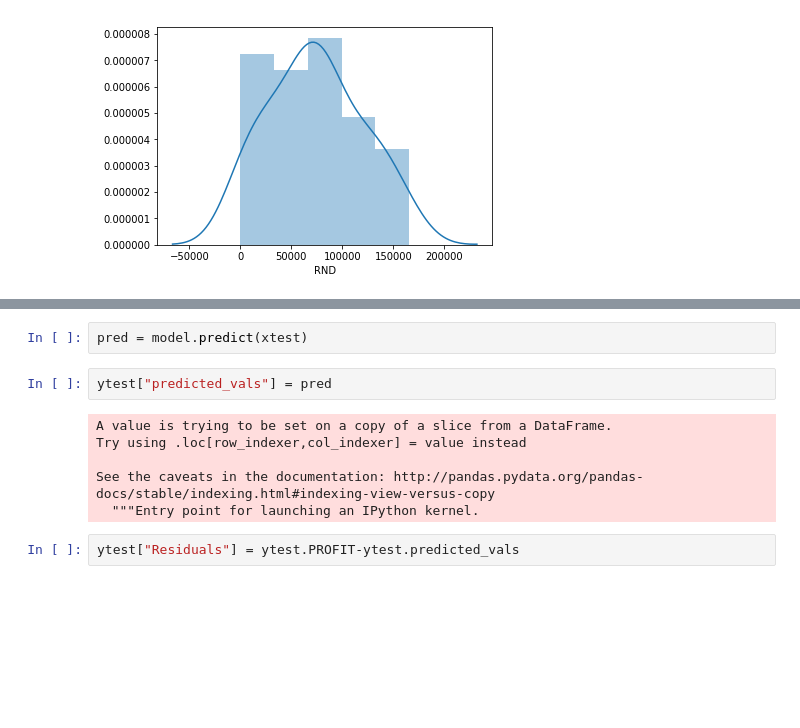
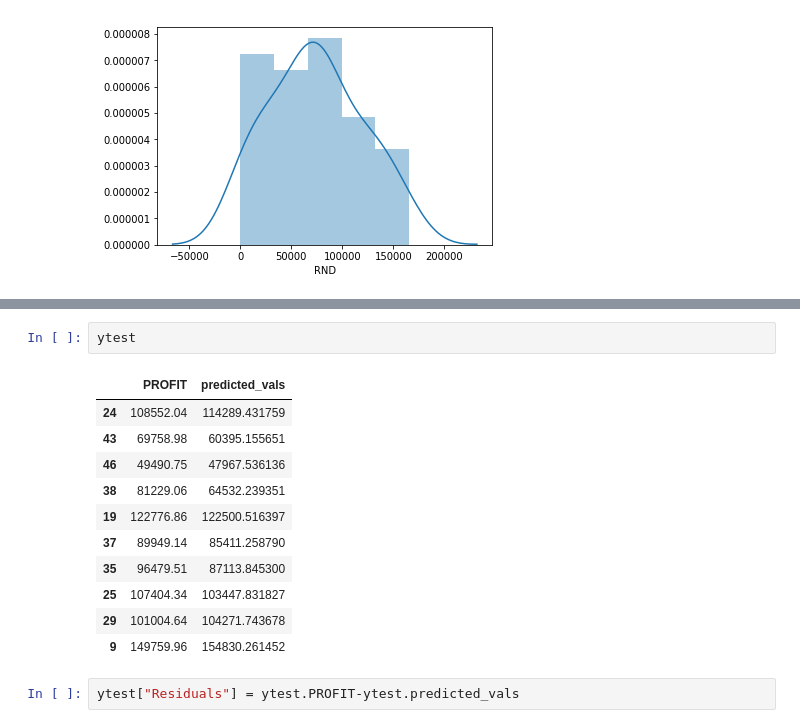
Before and after one commit to IamShrutika/ML, a Jupyter notebook: Linear regression.ipynb, the cells around one changed output, grey strips where cells are left out. Saved outputs shown, nothing was run; the diff lists cells and outputs as text; blank space fills up the shorter version.

```diff
--- a/Linear regression.ipynb
+++ b/Linear regression.ipynb
@@ -62,13 +69,17 @@ model = lm.fit(xtrain,ytrain)
-# %%
-pred = model.predict(xtest)
 # %%
-ytest["predicted_vals"] = pred
+ytest
 # %% [output]
-A value is trying to be set on a copy of a slice from a DataFrame.
-Try using .loc[row_indexer,col_indexer] = value instead
-
-See the caveats in the documentation: http://pandas.pydata.org/pandas-docs/stable/indexing.html#indexing-view-versus-copy
-  """Entry point for launching an IPython kernel.
+|  | PROFIT | predicted_vals |
+| 24 | 108552.04 | 114289.431759 |
+| 43 | 69758.98 | 60395.155651 |
+| 46 | 49490.75 | 47967.536136 |
+| 38 | 81229.06 | 64532.239351 |
+| 19 | 122776.86 | 122500.516397 |
+| 37 | 89949.14 | 85411.258790 |
+| 35 | 96479.51 | 87113.845300 |
+| 25 | 107404.34 | 103447.831827 |
+| 29 | 101004.64 | 104271.743678 |
+| 9 | 149759.96 | 154830.261452 |
 # %%
 ytest["Residuals"] = ytest.PROFIT-ytest.predicted_vals
 # %% [output]
```
Also changed, not shown: parts of 3 cells of this notebook, 2 other files.
